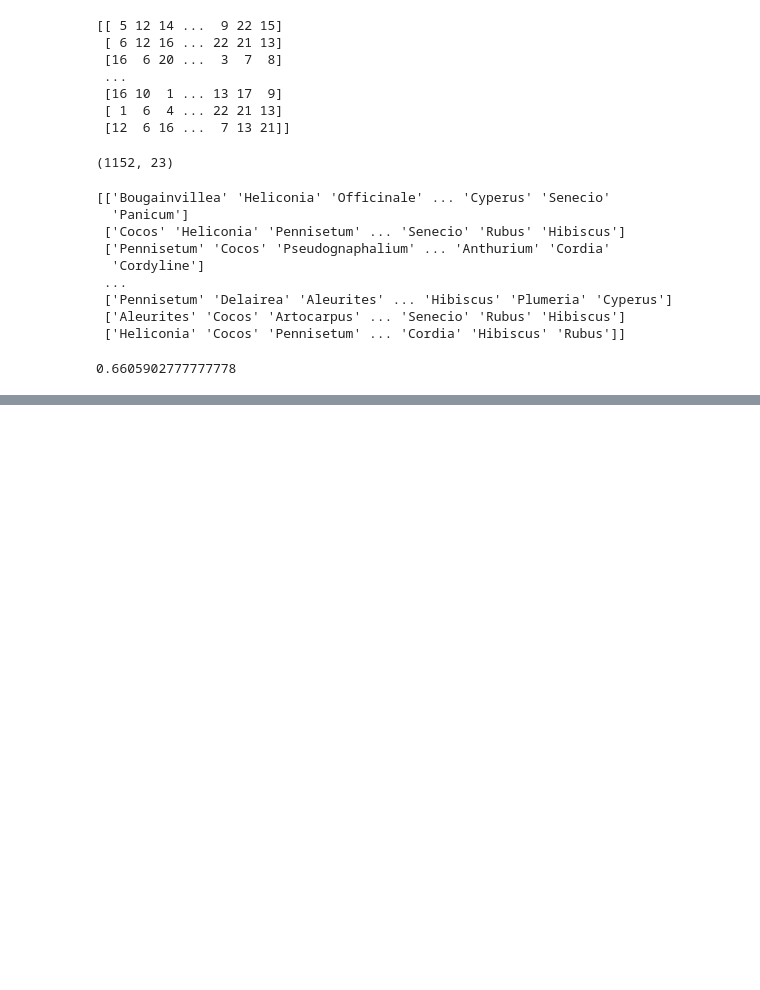
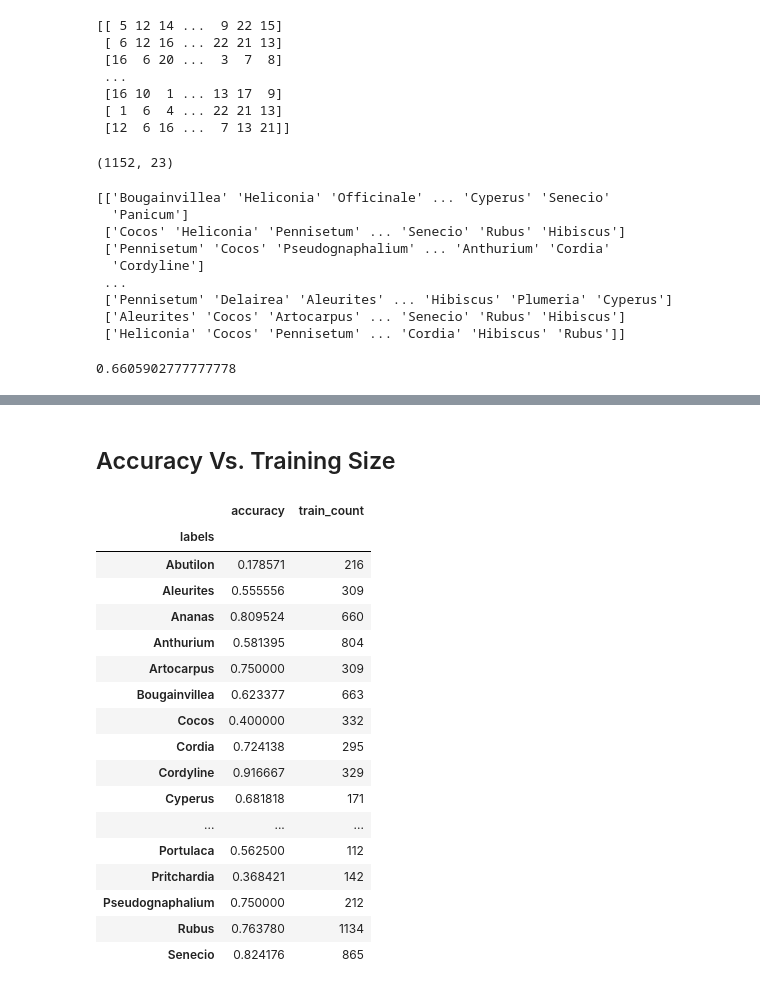
Before and after one commit to HACC2018/ohia.ai, a Jupyter notebook: machine_learning/accuracy_mobilenetv1.ipynb, the cells around one changed output, grey strips where cells are left out. Drawn from its saved outputs; the diff is of its cells as text; code cells hidden in the pictures; blank space fills up the shorter version.

```diff
--- a/machine_learning/accuracy_mobilenetv1.ipynb
+++ b/machine_learning/accuracy_mobilenetv1.ipynb
@@ -166,0 +176,47 @@ plot = comb.plot.bar(figsize=(19,8))
+# %% [markdown]
+## Accuracy Vs. Training Size
+# %%
+# train_ids
+train_labels   = [id2label[i] for i in train_ids]
+a              = np.array(train_labels)
+unique, counts = np.unique(a, return_counts=True)
+
+comb_top_1 = pd.DataFrame({
+    "labels": valid_labels,
+    "top_1": top_1,
+})
+comb_top_1 = comb_top_1.groupby(["labels"])
+comb_top_1 = comb_top_1.agg({ 'top_1':  ['mean']})
+comb_top_1.columns = ['accuracy']
+
+comb_train = pd.DataFrame({
+    "labels": unique,
+    "train_count": counts
+})
+comb_train = comb_train.set_index('labels')
+
+# comb_train.head(100)
+# print(comb_top_1.head(10))
+# print(comb_train.head(10))
+comb_train = pd.concat([comb_top_1, comb_train], axis=1, sort=False, join_axes=[comb_top_1.index])
+
+comb_train.head(100)
+# %% [output]
+|  | accuracy | train_count |
+| labels |  |  |
+| Abutilon | 0.178571 | 216 |
+| Aleurites | 0.555556 | 309 |
+| Ananas | 0.809524 | 660 |
+| Anthurium | 0.581395 | 804 |
+| Artocarpus | 0.750000 | 309 |
+| Bougainvillea | 0.623377 | 663 |
+| Cocos | 0.400000 | 332 |
+| Cordia | 0.724138 | 295 |
+| Cordyline | 0.916667 | 329 |
+| Cyperus | 0.681818 | 171 |
+| ... | ... | ... |
+| Portulaca | 0.562500 | 112 |
+| Pritchardia | 0.368421 | 142 |
+| Pseudognaphalium | 0.750000 | 212 |
+| Rubus | 0.763780 | 1134 |
+| Senecio | 0.824176 | 865 |
```
Also changed, not shown: parts of 11 cells of this notebook.
